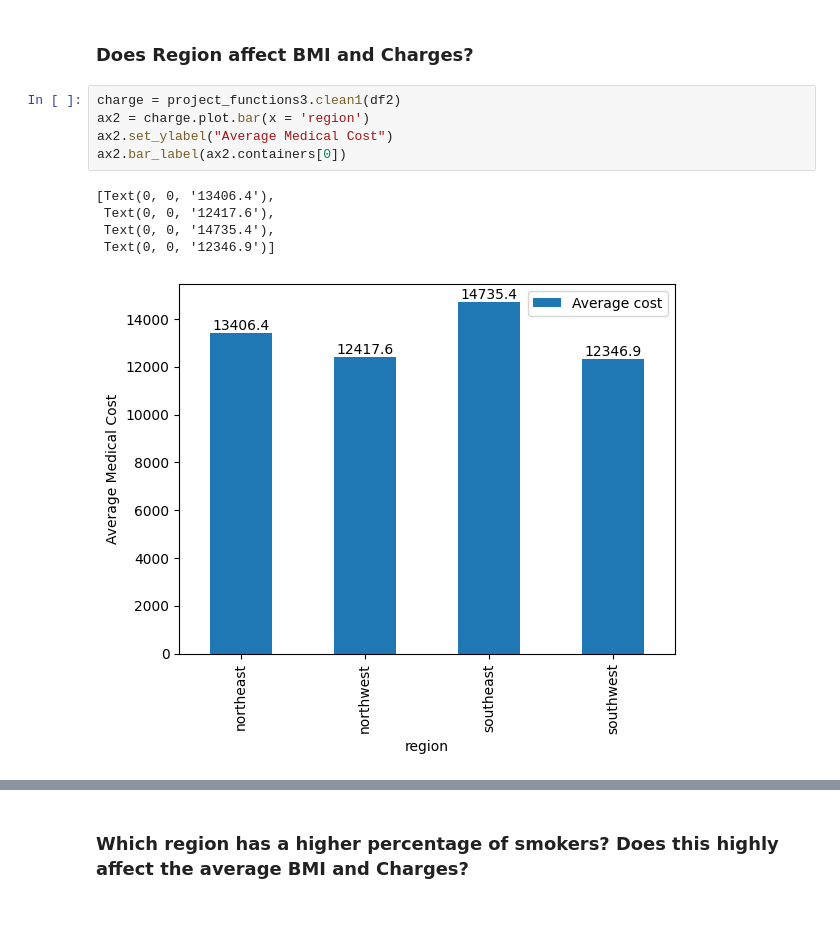
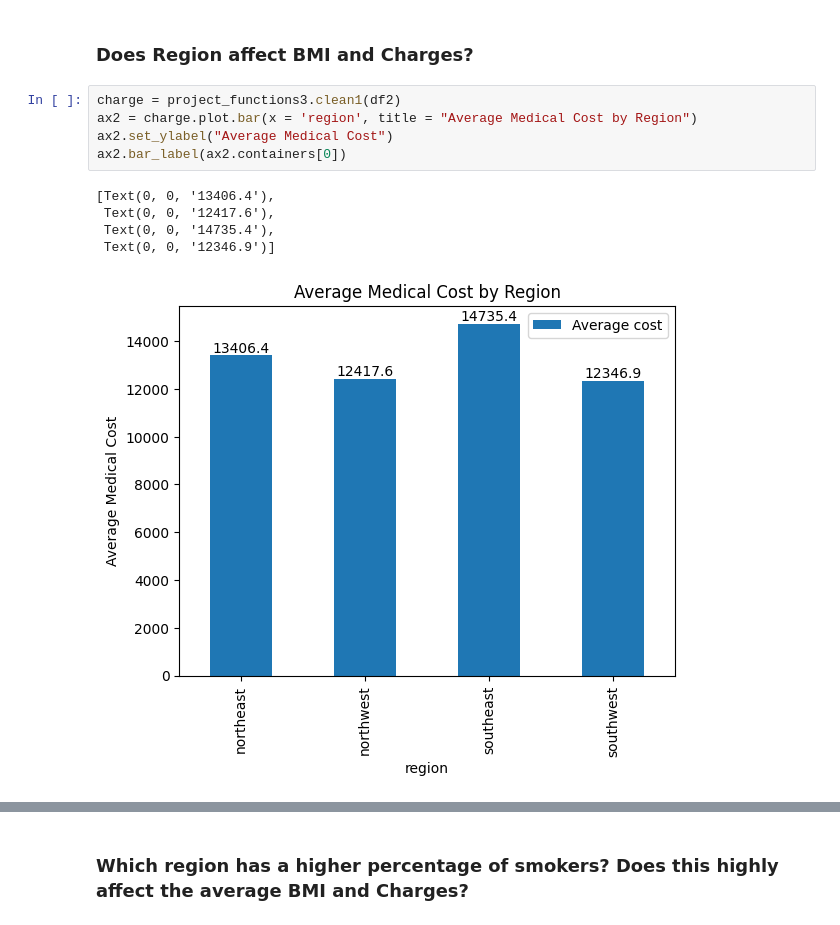
Before and after one commit to ubco-W2022T2-data301/project-group-group08, a Jupyter notebook: analysis/analysis3.ipynb, the cells around one changed output, grey strips where cells are left out. Saved outputs shown, nothing was run; the diff lists cells and outputs as text.

```diff
--- a/analysis/analysis3.ipynb
+++ b/analysis/analysis3.ipynb
@@ -39,14 +43,14 @@ plt.tight_layout()
 ### Does Region affect BMI and Charges?
 # %%
 charge = project_functions3.clean1(df2)
-ax2 = charge.plot.bar(x = 'region')
+ax2 = charge.plot.bar(x = 'region', title = "Average Medical Cost by Region")
 ax2.set_ylabel("Average Medical Cost")
 ax2.bar_label(ax2.containers[0])
 # %% [output]
 [Text(0, 0, '13406.4'),
  Text(0, 0, '12417.6'),
  Text(0, 0, '14735.4'),
  Text(0, 0, '12346.9')]
-[figure, old version]
+[figure, new version]
 # %%
 bmi = project_functions3.clean2(df2)
```
Also changed, not shown: parts of 10 cells of this notebook.
